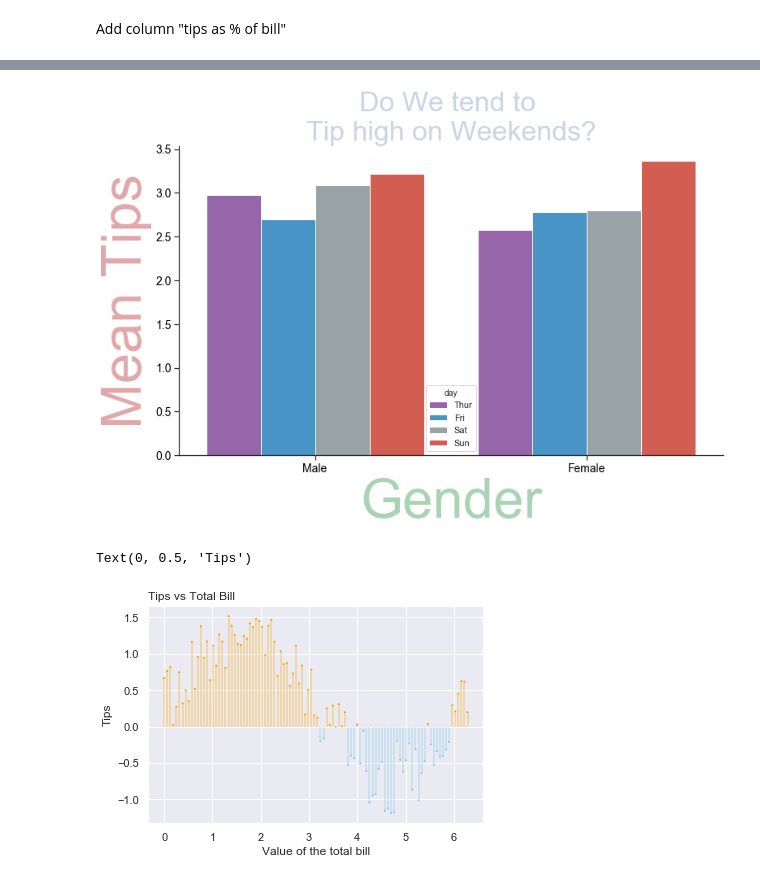
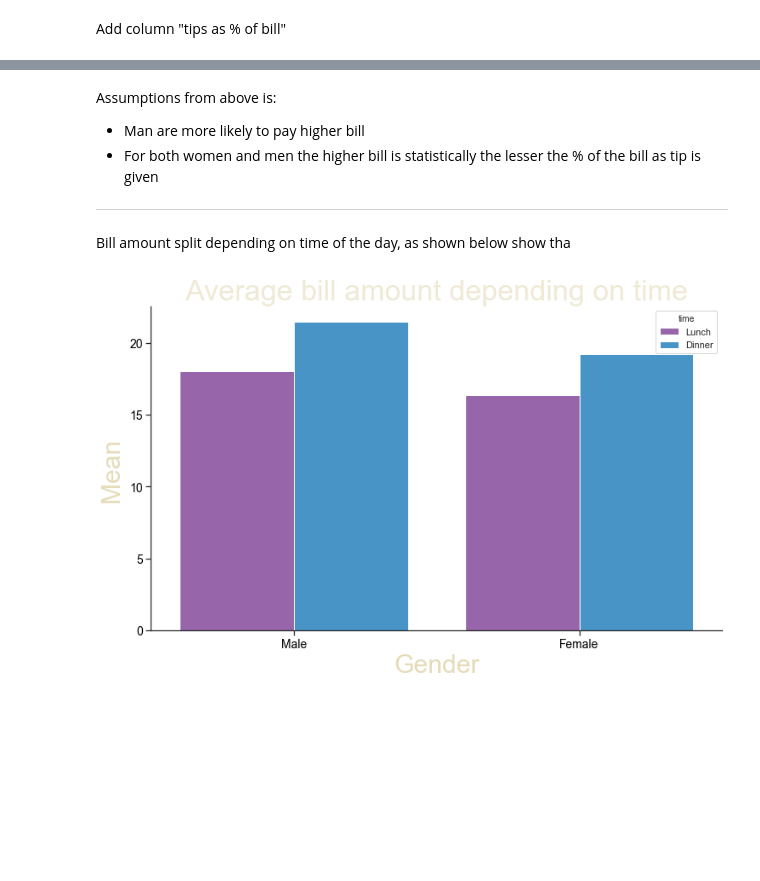
Before and after one commit to kmieluu/Collatz, a Jupyter notebook: Fundamentals of Data Analysis.ipynb, the cells around one changed output, grey strips where cells are left out. Saved outputs shown, nothing was run; the diff lists cells and outputs as text; code cells hidden in the pictures; blank space fills up the shorter version.

```diff
--- a/Fundamentals of Data Analysis.ipynb
+++ b/Fundamentals of Data Analysis.ipynb
@@ -104,51 +124,34 @@ Now I would like to check if table size is more then 1 who pays most often
+# %% [markdown]
+Assumptions from above is:
+   * Man are more likely to pay higher bill
+   * For both women and men the higher bill is statistically the lesser the % of the bill as tip is given
+
+------------------------
+
+Bill amount split depending on time of the day, as shown below show tha
 # %%
 import seaborn as sns
 sns.set(style="ticks")
 
 flatui = ["#9b59b6", "#3498db", "#95a5a6", "#e74c3c", "#34495e", "#2ecc71"]
 
 # This Function takes as input a custom palette
-a = sns.barplot(x="sex", y="tip", hue="day",
+a = sns.barplot(x="sex", y="total_bill", hue="time",
 	palette=sns.color_palette(flatui),data=tips,ci=None)
 
 # remove the top and right line in graph
 sns.despine()
 
 # Set the size of the graph from here
 a.figure.set_size_inches(12,7)
 # Set the Title of the graph from here
-a.axes.set_title('Do We tend to \nTip high on Weekends?',
-	fontsize=34,color="b",alpha=0.3)
+a.axes.set_title('Average bill amount depending on time',
+	fontsize=34,color="y",alpha=0.3)
 # Set the xlabel of the graph from here
-a.set_xlabel("Gender",size = 67,color="g",alpha=0.5)
+a.set_xlabel("Gender",size = 30,color="y",alpha=0.5)
 # Set the ylabel of the graph from here
-a.set_ylabel("Mean Tips",size = 67,color="r",alpha=0.5)
+a.set_ylabel("Mean ",size = 30,color="y",alpha=0.5)
 # Set the ticklabel size and color of the graph from here
 a.tick_params(labelsize=14,labelcolor="black")
 # %% [output]
-[figure, old version]
+[figure, new version]
-# %%
-import matplotlib.pyplot as plt
-import numpy as np
-import seaborn as sns
-
-# Data
-x = np.linspace(0, 2*np.pi, 100)
-y = np.sin(x) + np.random.uniform(size=len(x)) - 0.2
-
-# Create a color if the group is "B"
-my_color=np.where(y>=0, 'orange', 'skyblue')
-
-# The vertival plot is made using the hline function
-# I load the seaborn library only to benefit the nice looking feature
-import seaborn as sns
-plt.vlines(x=x, ymin=0, ymax=y, color=my_color, alpha=0.4)
-plt.scatter(x, y, color=my_color, s=1, alpha=1)
-
-# Add title and axis names
-plt.title("Tips vs Total Bill", loc='left')
-plt.xlabel('Value of the total bill')
-plt.ylabel('Tips')
-# %% [output]
-Text(0, 0.5, 'Tips')
-[figure, removed]
```
Also changed, not shown: parts of 12 cells of this notebook.
